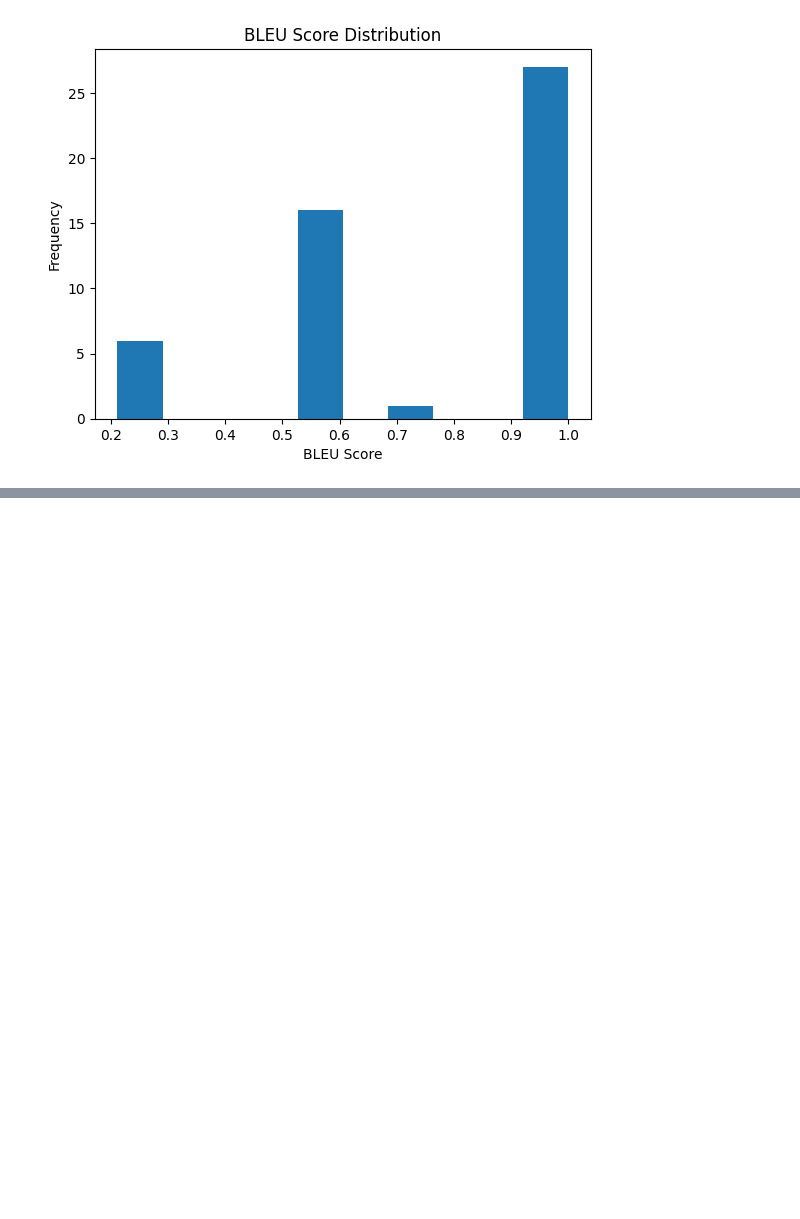
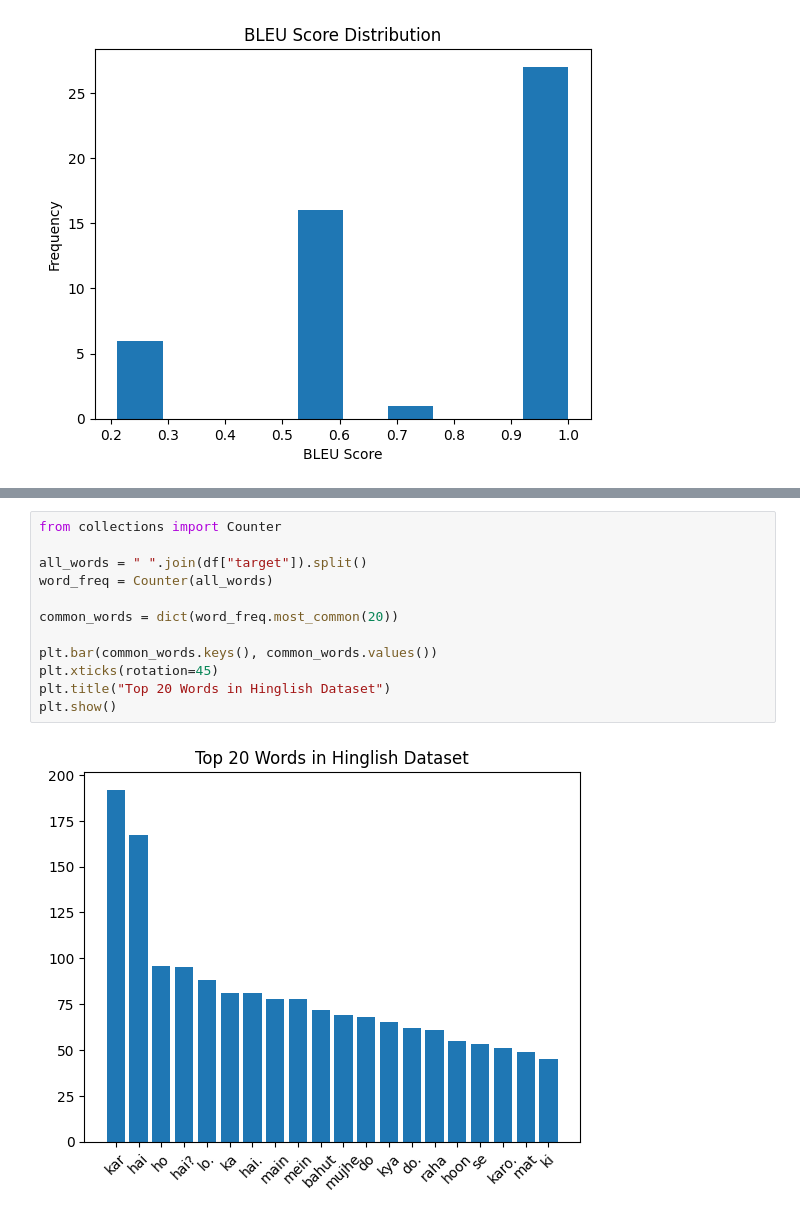
Before and after one commit to aryan-ml/Bidirectional-attention-based-translation-system, a Jupyter notebook: notebooks/main.ipynb, the cells around one changed output, grey strips where cells are left out. Saved outputs shown, nothing was run; the diff lists cells and outputs as text; blank space fills up the shorter version.

Commit message:
visuals

```diff
--- a/notebooks/main.ipynb
+++ b/notebooks/main.ipynb
@@ -321,0 +376,14 @@ results_df
+# %%
+from collections import Counter
+
+all_words = " ".join(df["target"]).split()
+word_freq = Counter(all_words)
+
+common_words = dict(word_freq.most_common(20))
+
+plt.bar(common_words.keys(), common_words.values())
+plt.xticks(rotation=45)
+plt.title("Top 20 Words in Hinglish Dataset")
+plt.show()
+# %% [output]
+[figure, added]
```
Also changed, not shown: parts of 6 cells of this notebook.
